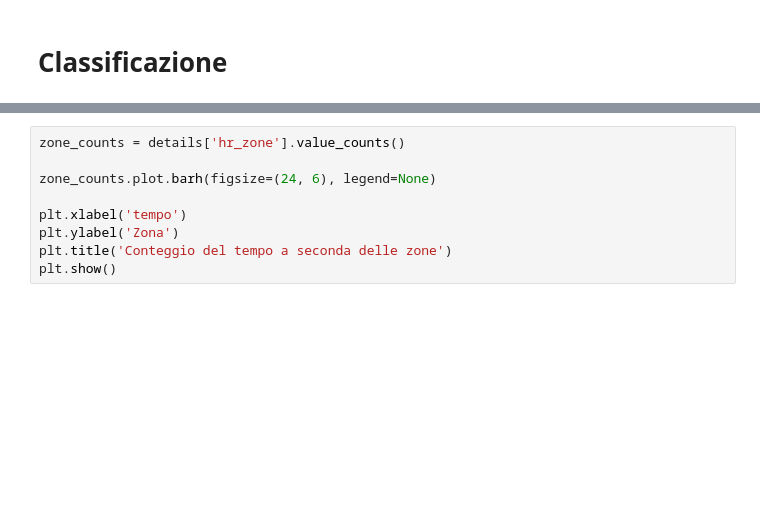
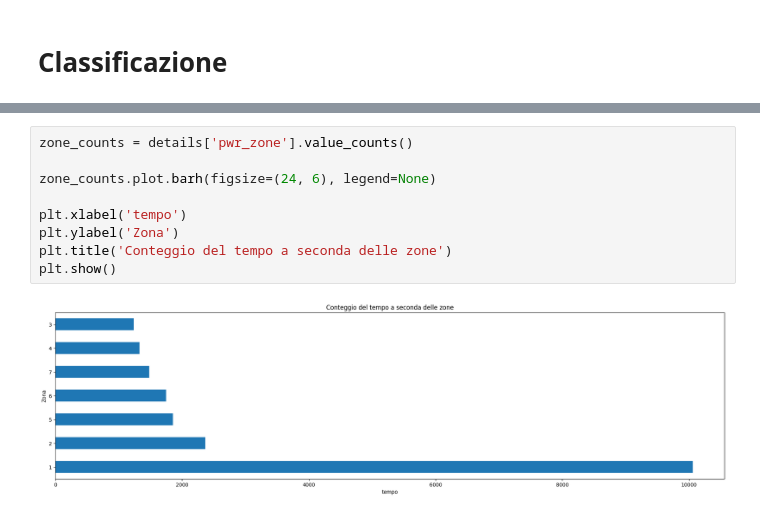
Before and after one commit to fiorani/garmin-data-analysis, a Jupyter notebook: garmin_analysis.ipynb, the cells around one changed output, grey strips where cells are left out. Drawn from its saved outputs; the diff is of its cells as text; blank space fills up the shorter version.

```diff
--- a/garmin_analysis.ipynb
+++ b/garmin_analysis.ipynb
@@ -259,9 +266,11 @@ figsize=(24,6));
 # %%
-zone_counts = details['hr_zone'].value_counts()
+zone_counts = details['pwr_zone'].value_counts()
 
 zone_counts.plot.barh(figsize=(24, 6), legend=None)
 
 plt.xlabel('tempo')
 plt.ylabel('Zona')
 plt.title('Conteggio del tempo a seconda delle zone')
 plt.show()
+# %% [output]
+[figure, added]
```
Also changed, not shown: parts of 4 cells of this notebook.
